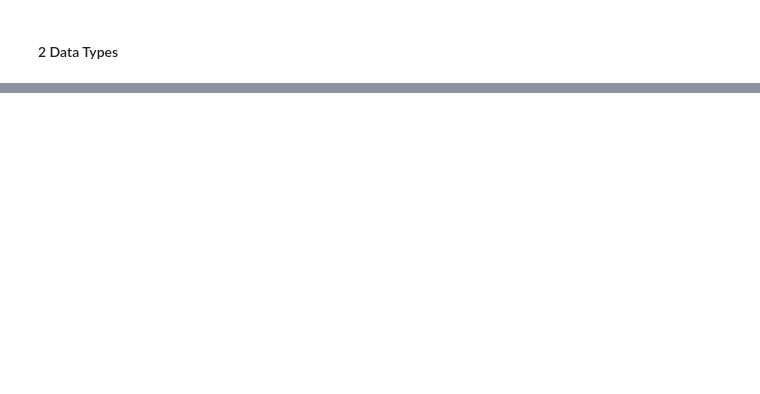
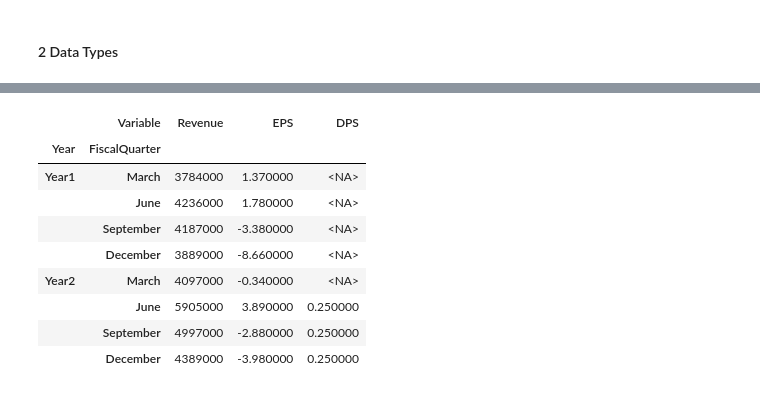
Before and after one commit to logician666/CFA-QuantitativeMethods, a Jupyter notebook: Notes to the Book.ipynb, the cells around one changed output, grey strips where cells are left out. Drawn from its saved outputs; the diff is of its cells as text; code cells hidden in the pictures; blank space fills up the shorter version.

```diff
--- a/Notes to the Book.ipynb
+++ b/Notes to the Book.ipynb
@@ -820,0 +866,29 @@ Thus, B is the correct answer.
+# %%
+# Separate the variables labels in a separate column
+exhibit_3['Variable'] = exhibit_3.loc[exhibit_3.index % 4 != 0, 'FiscalQuarter']
+# Remove variable labels and fill down with quarter label
+exhibit_3['FiscalQuarter'].mask(exhibit_3.index % 4 != 0, pd.NA, inplace=True)
+exhibit_3['FiscalQuarter'].ffill(inplace=True)
+# Remove extra rows attributable to the `FiscalQuarter` labels
+exhibit_3.drop(exhibit_3.index[exhibit_3.index % 4 == 0], inplace=True)
+# Unpivot the years columns
+exhibit_3 = exhibit_3.melt(['FiscalQuarter', 'Variable'], var_name='Year', value_name='Value')
+# Change the `Year` and `FiscalQuarter` to Categorical dtypes to introduce logical order
+exhibit_3['Year'] = exhibit_3['Year'].astype(CategoricalDtype(['Year1', 'Year2']))
+exhibit_3['FiscalQuarter'] = exhibit_3['FiscalQuarter'].astype(CategoricalDtype(['March', 'June', 'September', 'December']))
+# Pivot by year and fiscal quarter
+exhibit_3 = exhibit_3.pivot(index=['Year', 'FiscalQuarter'], columns='Variable', values='Value')
+# Sort columns
+exhibit_3 = exhibit_3.reindex(columns=['Revenue', 'EPS', 'DPS'])
+exhibit_3
+# %% [output]
+|  | Variable | Revenue | EPS | DPS |
+| Year | FiscalQuarter |  |  |  |
+| Year1 | March | 3784000 | 1.370000 | <NA> |
+|  | June | 4236000 | 1.780000 | <NA> |
+|  | September | 4187000 | -3.380000 | <NA> |
+|  | December | 3889000 | -8.660000 | <NA> |
+| Year2 | March | 4097000 | -0.340000 | <NA> |
+|  | June | 5905000 | 3.890000 | 0.250000 |
+|  | September | 4997000 | -2.880000 | 0.250000 |
+|  | December | 4389000 | -3.980000 | 0.250000 |
```
Also changed, not shown: parts of 12 cells of this notebook.
